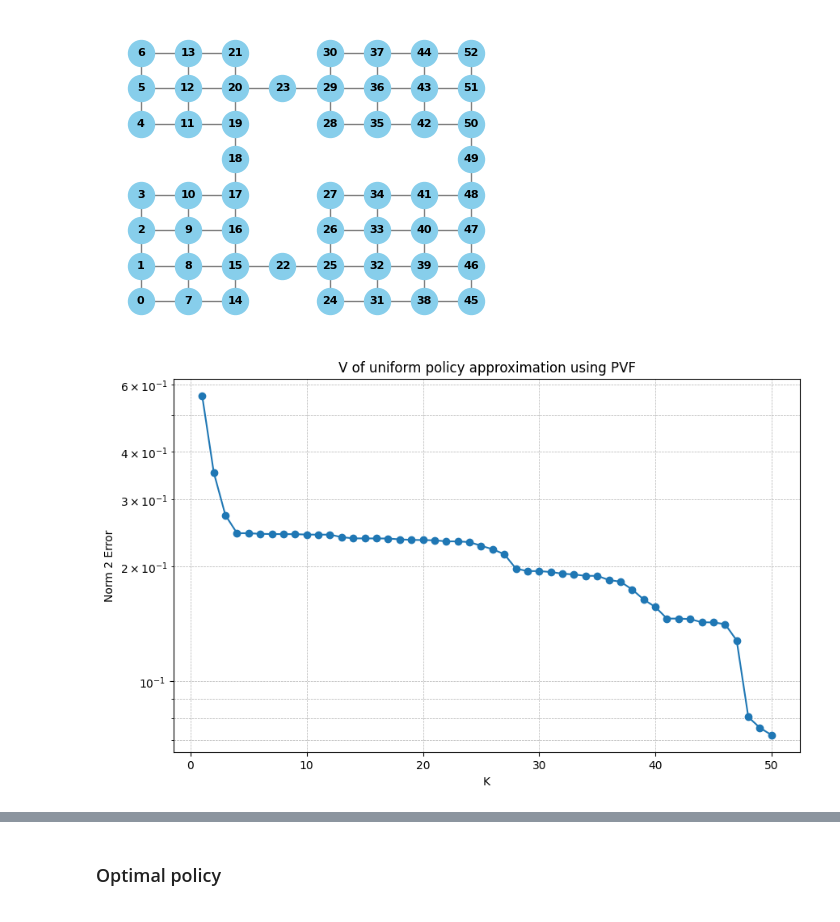
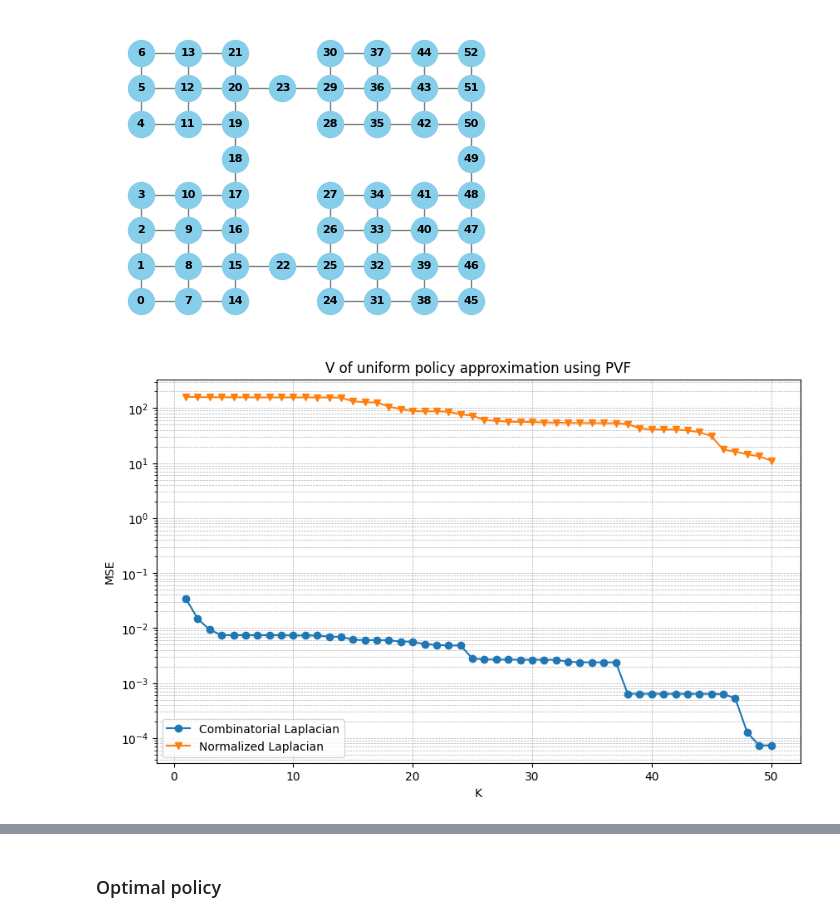
Before and after one commit to Kokcr3ator/Graph-based-exploration, a Jupyter notebook: example.ipynb, the cells around one changed output, grey strips where cells are left out. Cells and saved outputs as stored; diff of their text form; code cells hidden in the pictures.

```diff
--- a/example.ipynb
+++ b/example.ipynb
@@ -38,26 +35,37 @@ norm_L = grid.normalized_laplacian_state()
 # %%
-import matplotlib.pyplot as plt
-U,s,VT = np.linalg.svd(norm_L)
+L = grid.laplacian_state()
+norm_L = grid.normalized_laplacian_state()
+U_combinatorial, _, _ = np.linalg.svd(L)
+U_norm, _, _ = np.linalg.svd(norm_L)
 k_vec = [k+1 for k in range(50)]
-err_vec = []
-uniform_policy = Policy(goal_reward=100)
+err_vec_combinatorial = []
+err_vec_normalized = []
+uniform_policy = Policy()
 V_uniform = uniform_policy.calculate_V_pi()
 for k in k_vec:
-    phi = U[:,-k:]
+    phi = U_combinatorial[:,-k:]
     weights = np.linalg.solve(phi.T@phi, phi.T@V_uniform)
     V_predicted = phi @ weights
-    err_vec.append(np.linalg.norm(V_uniform-V_predicted)/np.linalg.norm(V_uniform))
+    err_vec_combinatorial.append(np.mean((V_predicted - V_uniform)**2))
+
+    phi = U_norm[:,-k:]
+    weights = np.linalg.solve(phi.T@phi, phi.T@V_uniform)
+    V_predicted = phi @ weights
+    err_vec_normalized.append(np.mean((V_predicted - V_uniform)**2))
+
 
 plt.figure(figsize=(10, 6))
-plt.plot(k_vec, err_vec, marker='o')
+plt.plot(k_vec, err_vec_combinatorial, marker='o', label = 'Combinatorial Laplacian')
+plt.plot(k_vec, err_vec_normalized, marker='v', label = 'Normalized Laplacian')
 plt.yscale('log')
 plt.title('V of uniform policy approximation using PVF')
 plt.xlabel('K')
-plt.ylabel('Norm 2 Error')
+plt.ylabel('MSE')
 plt.grid(True, which='both', linestyle='--', linewidth=0.5)
+plt.legend()
 plt.show()
 # %% [output]
-[figure, old version]
+[figure, new version]
 # %%
 g,A = grid.create_state_action_graph()
 # %%
```
Also changed, not shown: parts of 12 cells of this notebook, 1 other file.
